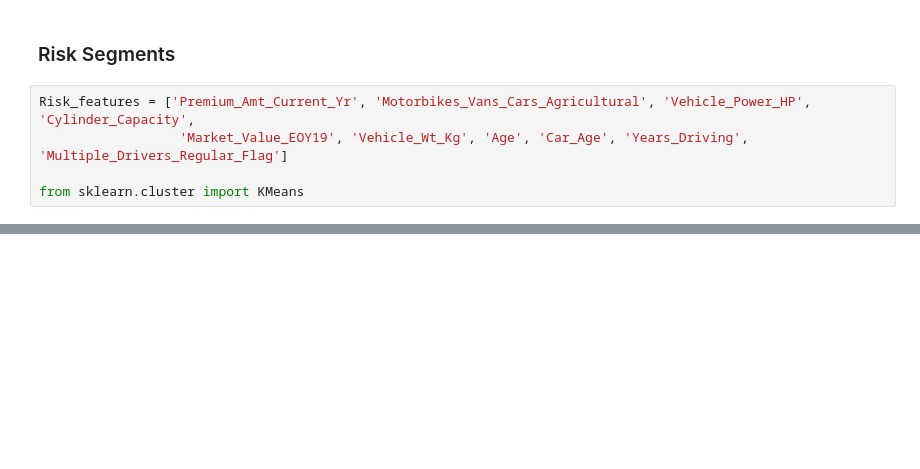
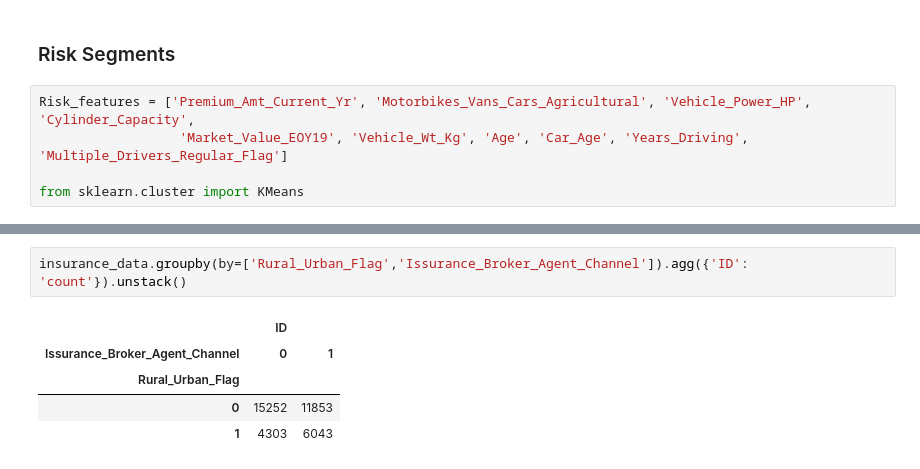
Before and after one commit to vivan-doshi/Insurance_claims, a Jupyter notebook: 02_Exploration_notebook/exploring.ipynb, the cells around one changed output, grey strips where cells are left out. Saved outputs shown, nothing was run; the diff lists cells and outputs as text; blank space fills up the shorter version.

```diff
--- a/02_Exploration_notebook/exploring.ipynb
+++ b/02_Exploration_notebook/exploring.ipynb
@@ -816,0 +877,8 @@ from sklearn.cluster import KMeans
+# %%
+insurance_data.groupby(by=['Rural_Urban_Flag','Issurance_Broker_Agent_Channel']).agg({'ID': 'count'}).unstack()
+# %% [output]
+|  | ID |  |
+| Issurance_Broker_Agent_Channel | 0 | 1 |
+| Rural_Urban_Flag |  |  |
+| 0 | 15252 | 11853 |
+| 1 | 4303 | 6043 |
```
Also changed, not shown: parts of 10 cells of this notebook.
